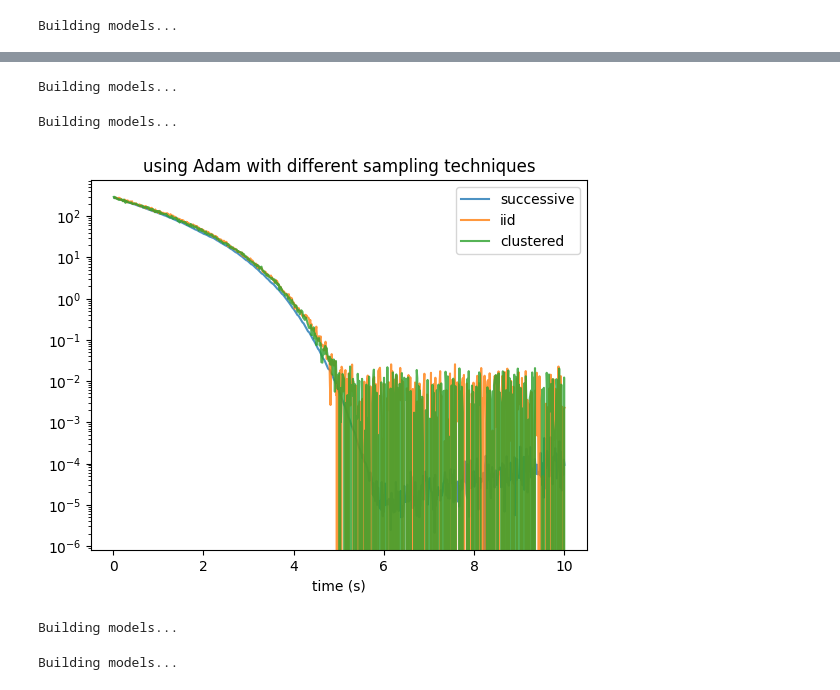
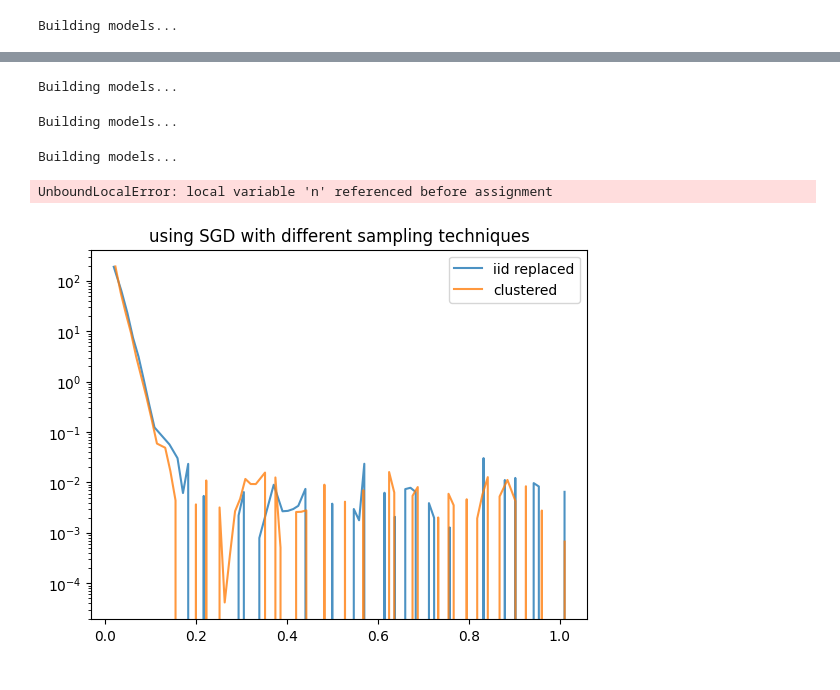
Before and after one commit to yy214/cluster-for-opt, a Jupyter notebook: clustering_for_opt.ipynb, the cells around one changed output, grey strips where cells are left out. Drawn from its saved outputs; the diff is of its cells as text; code cells hidden in the pictures.

```diff
--- a/clustering_for_opt.ipynb
+++ b/clustering_for_opt.ipynb
@@ -96,6 +97,10 @@ TIME_LIM = 10
 BATCH_SIZE = 64
 # %%
 base_model = LogisticLossModel(clustered_data)
+# %%
+from torch.utils.data import TensorDataset
+
+dataset = TensorDataset(clustered_data, labels)
 # %%
 svrg_time, svrg_sol, _ = svrg(clone_model(base_model, clustered_data),
                 regress_criterion,
@@ -262,3 +191,3 @@ plt.show()
 # %%
-iid_sampler = RandomSampler(clustered_data, replacement=True)
-iid_dataloader = DataLoader(clustered_data, BATCH_SIZE, sampler=iid_sampler)
+iid_sampler = RandomSampler(dataset, replacement=True)
+iid_dataloader = DataLoader(dataset, BATCH_SIZE, sampler=iid_sampler)
@@ -265,10 +197,22 @@ iid_dataloader = DataLoader(clustered_data, BATCH_SIZE, sampler=iid_sampler)
+# %%
+cluster_sampler = ClusterSampler(dataset, BATCH_SIZE)
+cluster_dataloader = DataLoader(dataset, BATCH_SIZE, sampler=iid_sampler)
 # %%
-adam_iid_time, adam_sol_iid, _ = solve_problem(clone_model(base_model, clustered_data),
+sgd_iid_time, sgd_sol_iid, _ = solve_problem(clone_model(base_model, clustered_data),
               regress_criterion,
-              optimizer_class=torch.optim.Adam,
+              optimizer_class=torch.optim.SGD,
               dataloader=iid_dataloader,
               n_epoch=NB_EPOCH,
-              time_lim=TIME_LIM,
+              time_lim=1,
               verbose=True)
+
+sgd_cluster_time, sgd_sol_cluster, _ = solve_problem(clone_model(base_model, clustered_data),
+              regress_criterion,
+              optimizer_class=torch.optim.SGD,
+              dataloader=cluster_dataloader,
+              n_epoch=NB_EPOCH,
+              time_lim=1,
+              verbose=True)
 # %% [output]
 Building models...
+Building models...
@@ -278,40 +219,25 @@ cluster_dataloader = DataLoader(clustered_data, BATCH_SIZE, sampler=iid_sampler)
 # %%
-adam_cluster_time, adam_sol_cluster, _ = solve_problem(clone_model(base_model, clustered_data),
-              regress_criterion,
-              optimizer_class=torch.optim.Adam,
-              dataloader=cluster_dataloader,
-              n_epoch=NB_EPOCH,
-              time_lim=TIME_LIM,
-              verbose=True)
+from solvers import weighted_solver
+sgd_alt_cluster_t, sgd_alt_cluster, _ = weighted_solver(
+    clone_model(base_model, clustered_data),
+    regress_criterion,
+    torch.optim.SGD,
+    dataset,
+    n_iter=None,
+    time_lim=TIME_LIM,
+    verbose=True
+)
 # %% [output]
 Building models...
+UnboundLocalError: local variable 'n' referenced before assignment
 # %%
-plt.plot(adam_time, adam_sol-opt_val, label="successive", alpha=0.8)
-plt.plot(adam_iid_time, adam_sol_iid-opt_val, label="iid", alpha=0.8)
-plt.plot(adam_cluster_time, adam_sol_cluster-opt_val, label="clustered", alpha=0.8)
-plt.xlabel("time (s)")
+# plt.plot(sgd_time, sgd_sol-opt_val, label="successive", alpha=0.8)
+plt.plot(sgd_iid_time, sgd_sol_iid-opt_val, label="iid replaced", alpha=0.8)
+plt.plot(sgd_cluster_time, sgd_sol_cluster-opt_val, label="clustered", alpha=0.8)
+# plt.plot(sgd_alt_cluster_t, sgd_alt_cluster-opt_val, label="one per cluster", alpha=0.8)
+plt.legend()
 plt.yscale("log")
-plt.legend()
-plt.title("using Adam with different sampling techniques")
+plt.title("using SGD with different sampling techniques")
 plt.show()
 # %% [output]
-[figure, old version]
+[figure, new version]
-# %%
-sgd_iid_time, sgd_sol_iid, _ = solve_problem(clone_model(base_model, clustered_data),
-              regress_criterion,
-              optimizer_class=torch.optim.SGD,
-              dataloader=iid_dataloader,
-              n_epoch=NB_EPOCH,
-              time_lim=TIME_LIM,
-              verbose=True)
-
-sgd_cluster_time, sgd_sol_cluster, _ = solve_problem(clone_model(base_model, clustered_data),
-              regress_criterion,
-              optimizer_class=torch.optim.SGD,
-              dataloader=cluster_dataloader,
-              n_epoch=NB_EPOCH,
-              time_lim=TIME_LIM,
-              verbose=True)
-# %% [output]
-Building models...
-Building models...
```
Also changed, not shown: parts of 20 cells of this notebook, 3 other files.
